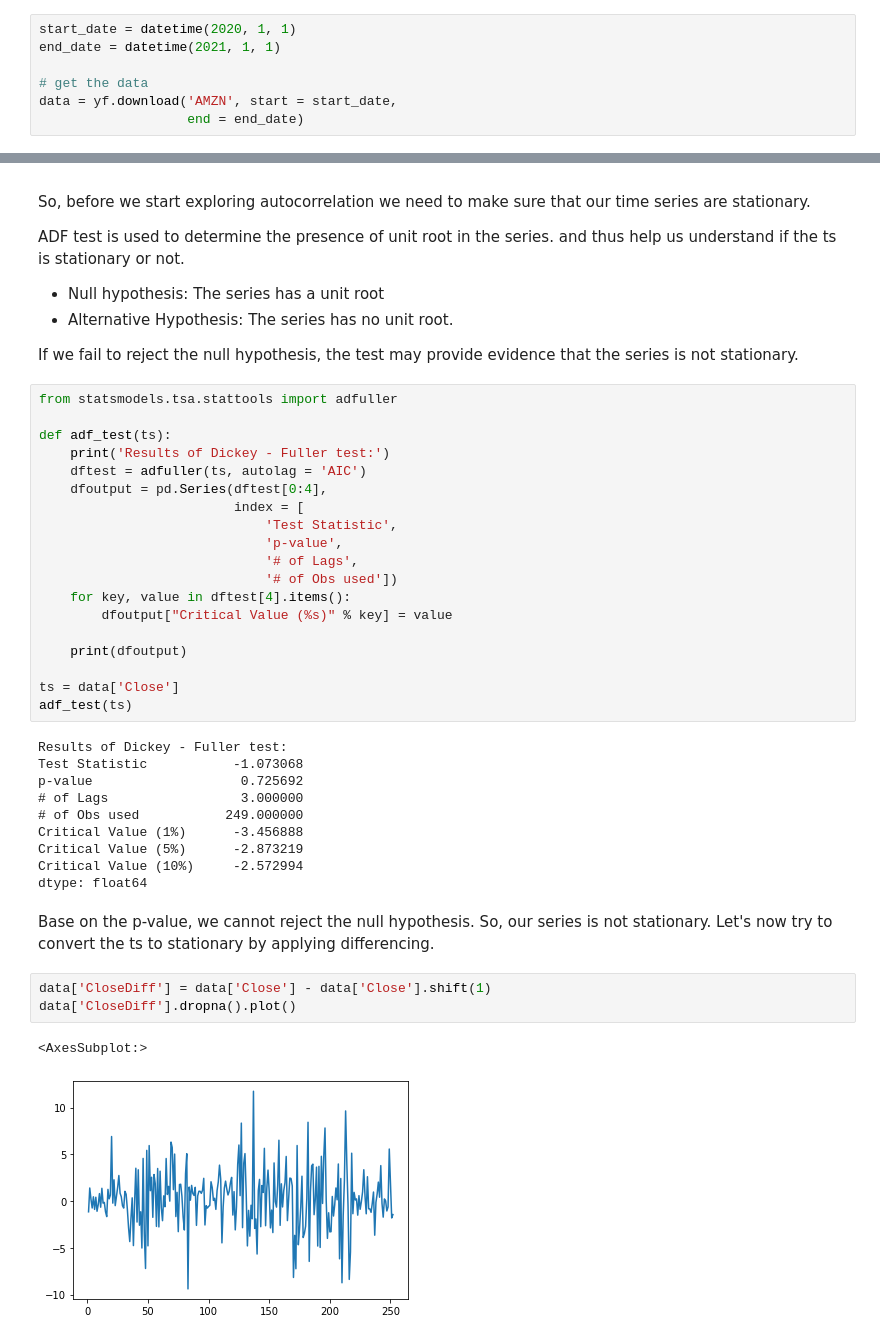
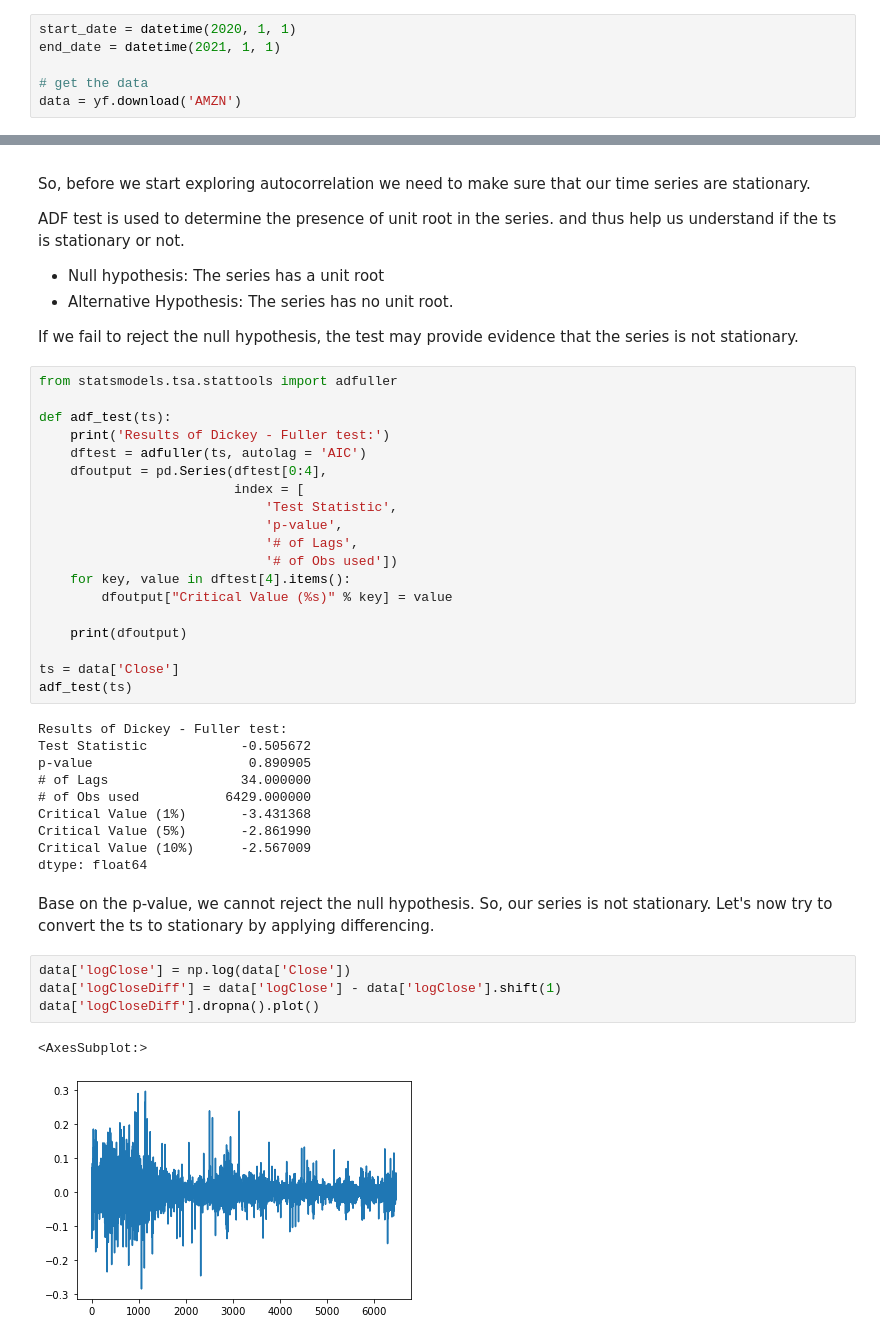
Before and after one commit to matsaragas/TimeSeries, a Jupyter notebook: Time Series/autoRegressiveModels.ipynb, the cells around one changed output, grey strips where cells are left out. Cells and saved outputs as stored; diff of their text form.

```diff
--- a/Time Series/autoRegressiveModels.ipynb
+++ b/Time Series/autoRegressiveModels.ipynb
@@ -22,8 +22,7 @@ start_date = datetime(2020, 1, 1)
 end_date = datetime(2021, 1, 1)
 
 # get the data
-data = yf.download('AMZN', start = start_date,
-                   end = end_date)
+data = yf.download('AMZN')
 # %% [output]
 [*********************100%***********************]  1 of 1 completed
 # %%
@@ -83,20 +82,21 @@ ts = data['Close']
 adf_test(ts)
 # %% [output]
 Results of Dickey - Fuller test:
-Test Statistic           -1.073068
-p-value                   0.725692
-# of Lags                 3.000000
-# of Obs used           249.000000
-Critical Value (1%)      -3.456888
-Critical Value (5%)      -2.873219
-Critical Value (10%)     -2.572994
+Test Statistic            -0.505672
+p-value                    0.890905
+# of Lags                 34.000000
+# of Obs used           6429.000000
+Critical Value (1%)       -3.431368
+Critical Value (5%)       -2.861990
+Critical Value (10%)      -2.567009
 dtype: float64
 # %% [markdown]
 Base on the p-value, we cannot reject the null hypothesis. So, our series is not stationary. Let's now try to convert the ts to stationary by applying differencing.
 # %%
-data['CloseDiff'] = data['Close'] - data['Close'].shift(1)
-data['CloseDiff'].dropna().plot()
+data['logClose'] = np.log(data['Close'])
+data['logCloseDiff'] = data['logClose'] - data['logClose'].shift(1)
+data['logCloseDiff'].dropna().plot()
 # %% [output]
 <AxesSubplot:>
-[figure, old version]
+[figure, new version]
 # %%
```
Also changed, not shown: parts of 16 cells of this notebook.
